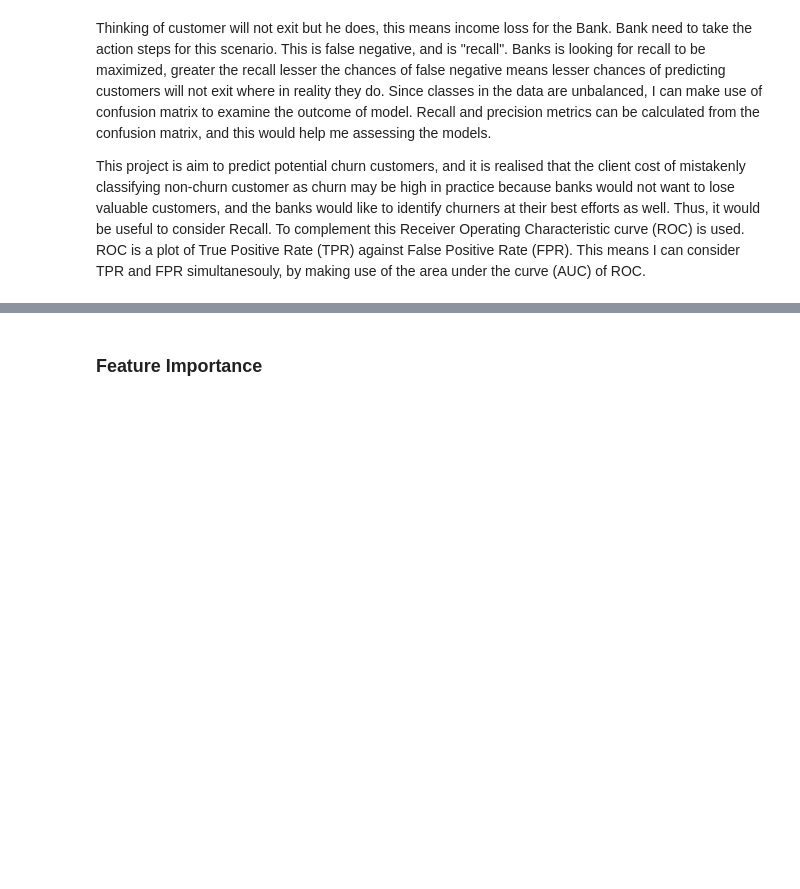
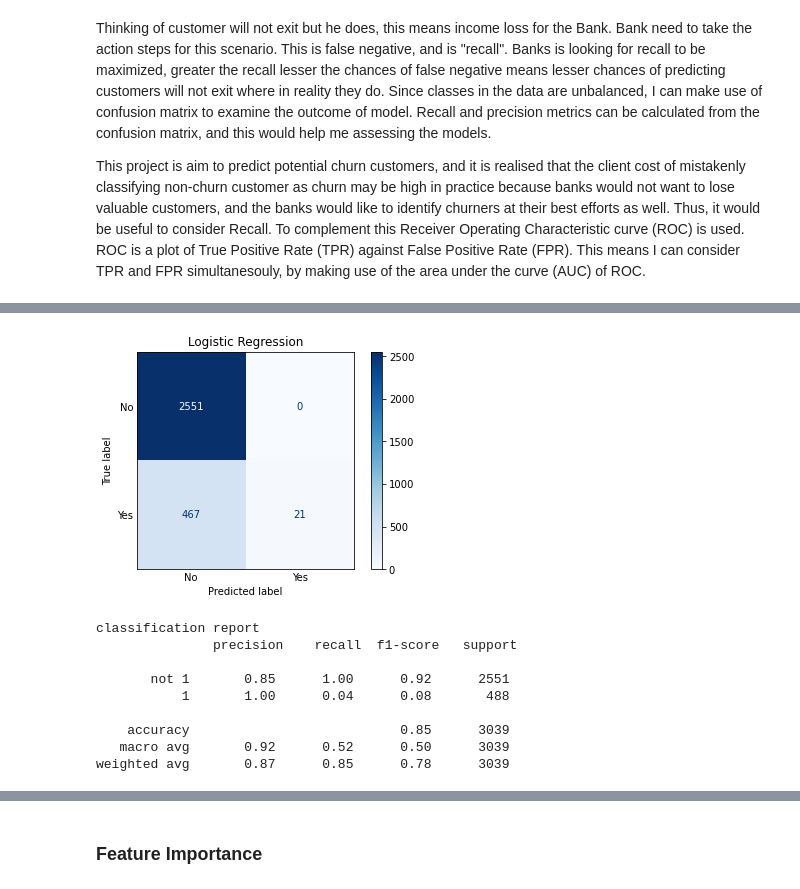
Before and after one commit to shaisid01/Data-Science, a Jupyter notebook: CapstoneProjects/Capstone 2/Notebooks/05_modeling.ipynb, the cells around one changed output, grey strips where cells are left out. Cells and saved outputs as stored; diff of their text form; code cells hidden in the pictures; blank space fills up the shorter version.

```diff
--- a/CapstoneProjects/Capstone 2/Notebooks/05_modeling.ipynb
+++ b/CapstoneProjects/Capstone 2/Notebooks/05_modeling.ipynb
@@ -524,0 +670,14 @@ threshhold_and_plot_score
+# %%
+#on test set
+_ = estimate_with_threshold("Logistic Regression",log_best_estimator,X_test,y_test,isTrain=False,thresh = thr)
+# %% [output]
+[figure, added]
+classification report
+               precision    recall  f1-score   support
+
+       not 1       0.85      1.00      0.92      2551
+           1       1.00      0.04      0.08       488
+
+    accuracy                           0.85      3039
+   macro avg       0.92      0.52      0.50      3039
+weighted avg       0.87      0.85      0.78      3039
```
Also changed, not shown: parts of 153 cells of this notebook.
